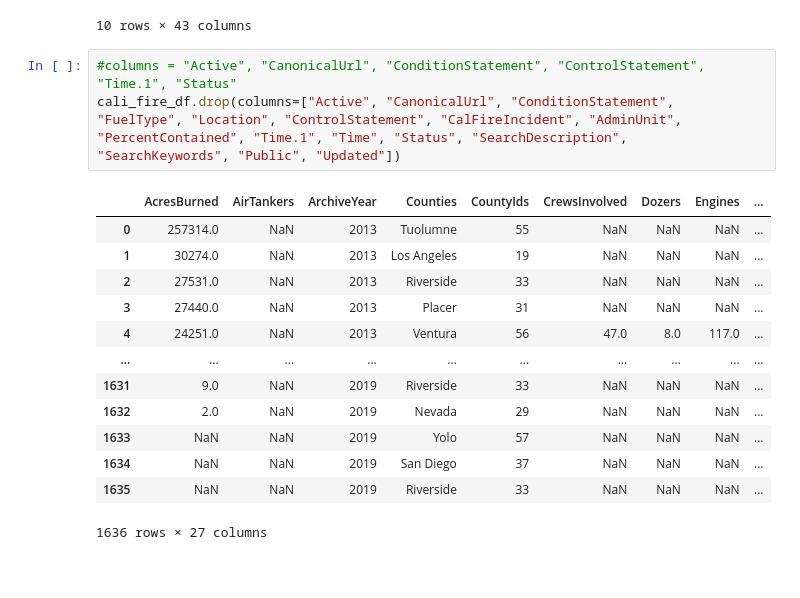
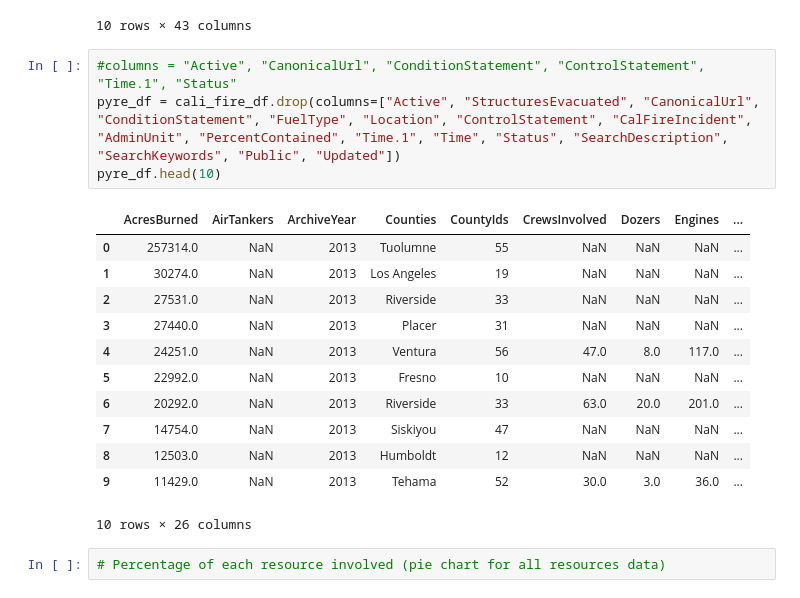
Before and after one commit to jump8621/data-project-I, a Jupyter notebook: pyre.ipynb, the cells around one changed output. Cells and saved outputs as stored; diff of their text form; blank space fills up the shorter version.

Commit message:
added data to pyre

```diff
--- a/pyre.ipynb
+++ b/pyre.ipynb
@@ -28,18 +28,20 @@ cali_fire_df.head(10)
 10 rows × 43 columns
 # %%
 #columns = "Active", "CanonicalUrl", "ConditionStatement", "ControlStatement", "Time.1", "Status"
-cali_fire_df.drop(columns=["Active", "CanonicalUrl", "ConditionStatement", "FuelType", "Location", "ControlStatement", "CalFireIncident", "AdminUnit", "PercentContained", "Time.1", "Time", "Status", "SearchDescription", "SearchKeywords", "Public", "Updated"])
+pyre_df = cali_fire_df.drop(columns=["Active", "StructuresEvacuated", "CanonicalUrl", "ConditionStatement", "FuelType", "Location", "ControlStatement", "CalFireIncident", "AdminUnit", "PercentContained", "Time.1", "Time", "Status", "SearchDescription", "SearchKeywords", "Public", "Updated"])
+pyre_df.head(10)
 # %% [output]
 |  | AcresBurned | AirTankers | ArchiveYear | Counties | CountyIds | CrewsInvolved | Dozers | Engines | ... |
 | 0 | 257314.0 | NaN | 2013 | Tuolumne | 55 | NaN | NaN | NaN | ... |
 | 1 | 30274.0 | NaN | 2013 | Los Angeles | 19 | NaN | NaN | NaN | ... |
 | 2 | 27531.0 | NaN | 2013 | Riverside | 33 | NaN | NaN | NaN | ... |
 | 3 | 27440.0 | NaN | 2013 | Placer | 31 | NaN | NaN | NaN | ... |
 | 4 | 24251.0 | NaN | 2013 | Ventura | 56 | 47.0 | 8.0 | 117.0 | ... |
-| ... | ... | ... | ... | ... | ... | ... | ... | ... | ... |
-| 1631 | 9.0 | NaN | 2019 | Riverside | 33 | NaN | NaN | NaN | ... |
-| 1632 | 2.0 | NaN | 2019 | Nevada | 29 | NaN | NaN | NaN | ... |
-| 1633 | NaN | NaN | 2019 | Yolo | 57 | NaN | NaN | NaN | ... |
-| 1634 | NaN | NaN | 2019 | San Diego | 37 | NaN | NaN | NaN | ... |
-| 1635 | NaN | NaN | 2019 | Riverside | 33 | NaN | NaN | NaN | ... |
+| 5 | 22992.0 | NaN | 2013 | Fresno | 10 | NaN | NaN | NaN | ... |
+| 6 | 20292.0 | NaN | 2013 | Riverside | 33 | 63.0 | 20.0 | 201.0 | ... |
+| 7 | 14754.0 | NaN | 2013 | Siskiyou | 47 | NaN | NaN | NaN | ... |
+| 8 | 12503.0 | NaN | 2013 | Humboldt | 12 | NaN | NaN | NaN | ... |
+| 9 | 11429.0 | NaN | 2013 | Tehama | 52 | 30.0 | 3.0 | 36.0 | ... |
-1636 rows × 27 columns
+10 rows × 26 columns
+# %%
+# Percentage of each resource involved (pie chart for all resources data)
```
Also changed, not shown: parts of 5 cells of this notebook.
